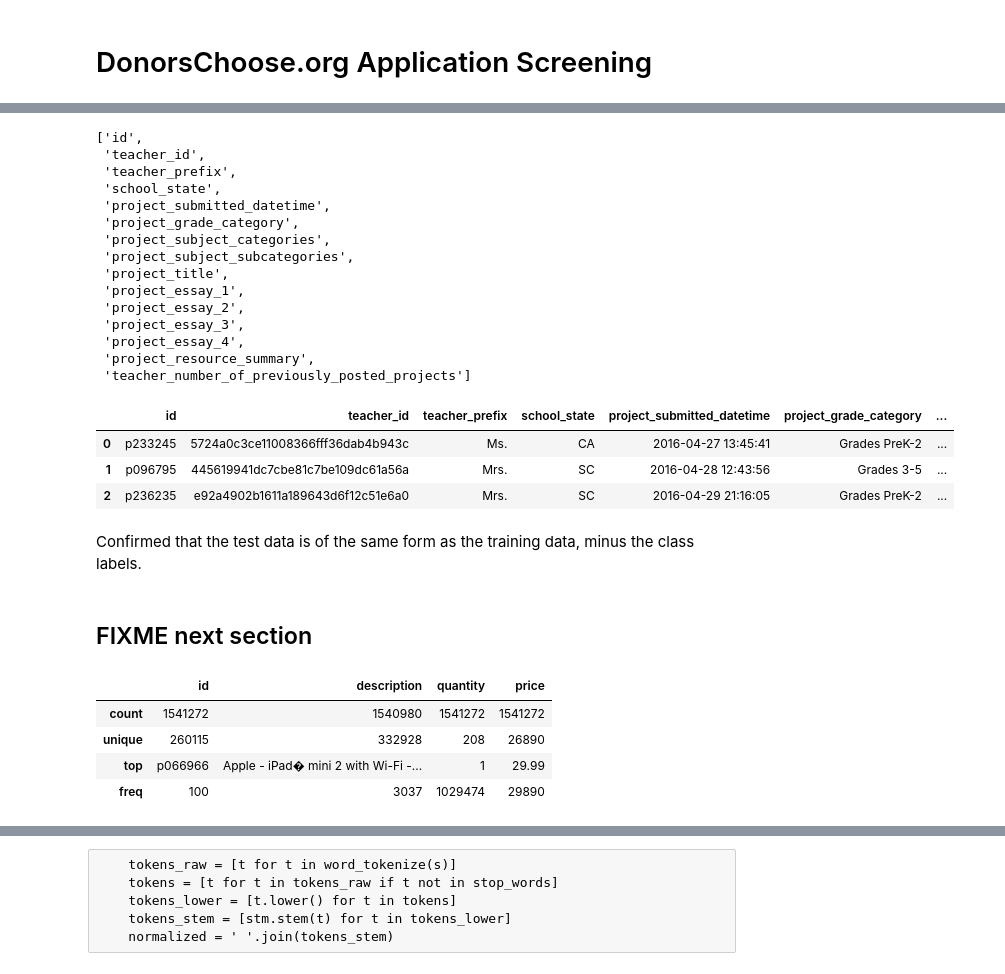
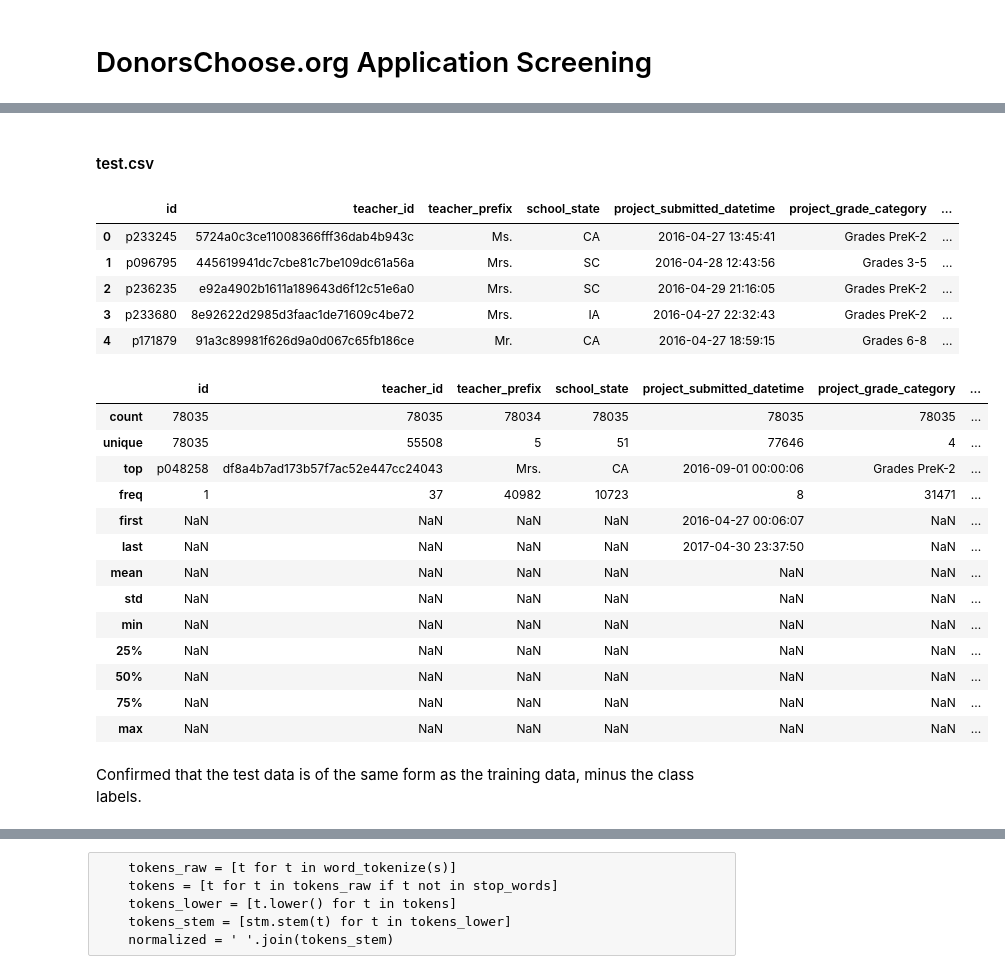
Before and after one commit to aaronpenne/machine_learning_nanodegree, a Jupyter notebook: donorschoose.ipynb, the cells around one changed output, grey strips where cells are left out. Drawn from its saved outputs; the diff is of its cells as text; code cells hidden in the pictures.

```diff
--- a/donorschoose.ipynb
+++ b/donorschoose.ipynb
@@ -14,6 +12,7 @@ output_dir = 'output'
 if not os.path.isdir(output_dir):
     os.mkdir(output_dir)
 
+# Read in all available data
 res = pd.read_csv(os.path.join(data_dir, 'resources.csv'), dtype='str')
-train = pd.read_csv(os.path.join(data_dir, 'train.csv'), dtype='str')
-test = pd.read_csv(os.path.join(data_dir, 'test.csv'), dtype='str')
+train = pd.read_csv(os.path.join(data_dir, 'train.csv'), parse_dates=[4], dtype='str')
+test = pd.read_csv(os.path.join(data_dir, 'test.csv'), parse_dates=[4], dtype='str')
@@ -109,37 +193,33 @@ The questions and corresponding features that come to mind are:
-# %%
-list(test.columns)
-# %% [output]
-['id',
- 'teacher_id',
- 'teacher_prefix',
- 'school_state',
- 'project_submitted_datetime',
- 'project_grade_category',
- 'project_subject_categories',
- 'project_subject_subcategories',
- 'project_title',
- 'project_essay_1',
- 'project_essay_2',
- 'project_essay_3',
- 'project_essay_4',
- 'project_resource_summary',
- 'teacher_number_of_previously_posted_projects']
+# %% [markdown]
+#### test.csv
 # %%
-test.head(3)
+test.head(5)
 # %% [output]
 |  | id | teacher_id | teacher_prefix | school_state | project_submitted_datetime | project_grade_category | ... |
 | 0 | p233245 | 5724a0c3ce11008366fff36dab4b943c | Ms. | CA | 2016-04-27 13:45:41 | Grades PreK-2 | ... |
 | 1 | p096795 | 445619941dc7cbe81c7be109dc61a56a | Mrs. | SC | 2016-04-28 12:43:56 | Grades 3-5 | ... |
 | 2 | p236235 | e92a4902b1611a189643d6f12c51e6a0 | Mrs. | SC | 2016-04-29 21:16:05 | Grades PreK-2 | ... |
+| 3 | p233680 | 8e92622d2985d3faac1de71609c4be72 | Mrs. | IA | 2016-04-27 22:32:43 | Grades PreK-2 | ... |
+| 4 | p171879 | 91a3c89981f626d9a0d067c65fb186ce | Mr. | CA | 2016-04-27 18:59:15 | Grades 6-8 | ... |
+# %%
+# Convert numeric values to float
+test['teacher_number_of_previously_posted_projects'] = pd.to_numeric(test['teacher_number_of_previously_posted_projects'], errors='coerce')
+# %%
+test.describe(include='all')
+# %% [output]
+|  | id | teacher_id | teacher_prefix | school_state | project_submitted_datetime | project_grade_category | ... |
+| count | 78035 | 78035 | 78034 | 78035 | 78035 | 78035 | ... |
+| unique | 78035 | 55508 | 5 | 51 | 77646 | 4 | ... |
+| top | p048258 | df8a4b7ad173b57f7ac52e447cc24043 | Mrs. | CA | 2016-09-01 00:00:06 | Grades PreK-2 | ... |
+| freq | 1 | 37 | 40982 | 10723 | 8 | 31471 | ... |
+| first | NaN | NaN | NaN | NaN | 2016-04-27 00:06:07 | NaN | ... |
+| last | NaN | NaN | NaN | NaN | 2017-04-30 23:37:50 | NaN | ... |
+| mean | NaN | NaN | NaN | NaN | NaN | NaN | ... |
+| std | NaN | NaN | NaN | NaN | NaN | NaN | ... |
+| min | NaN | NaN | NaN | NaN | NaN | NaN | ... |
+| 25% | NaN | NaN | NaN | NaN | NaN | NaN | ... |
+| 50% | NaN | NaN | NaN | NaN | NaN | NaN | ... |
+| 75% | NaN | NaN | NaN | NaN | NaN | NaN | ... |
+| max | NaN | NaN | NaN | NaN | NaN | NaN | ... |
 # %% [markdown]
 Confirmed that the test data is of the same form as the training data, minus the class labels.
-# %% [markdown]
-## FIXME next section
-# %%
-res.describe(include='all')
-# %% [output]
-|  | id | description | quantity | price |
-| count | 1541272 | 1540980 | 1541272 | 1541272 |
-| unique | 260115 | 332928 | 208 | 26890 |
-| top | p066966 | Apple - iPad� mini 2 with Wi-Fi -... | 1 | 29.99 |
-| freq | 100 | 3037 | 1029474 | 29890 |
```
Also changed, not shown: parts of 78 cells of this notebook, 1 other file.
